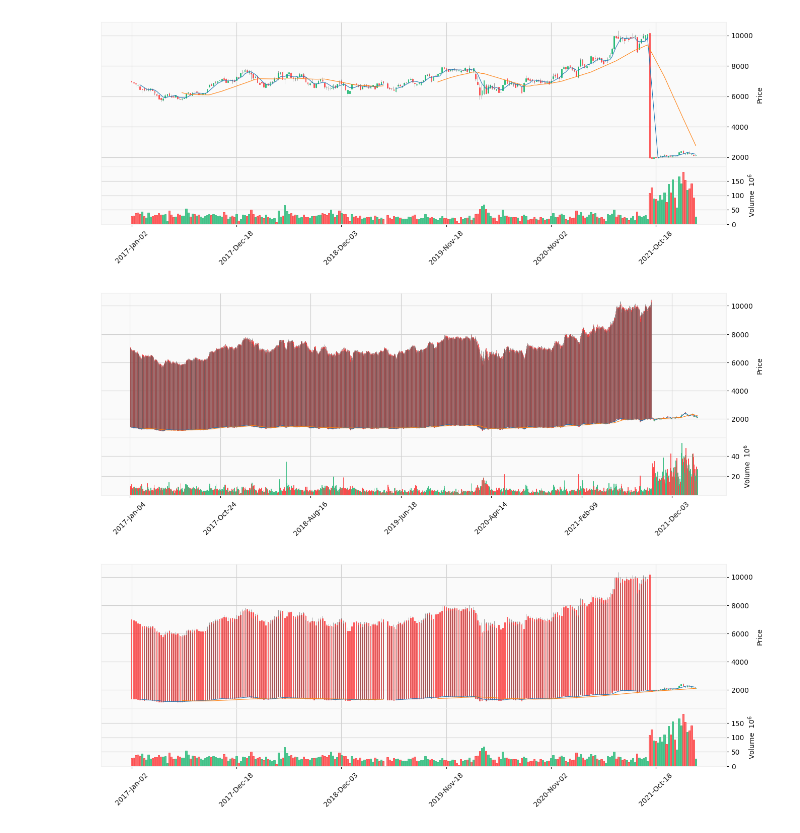
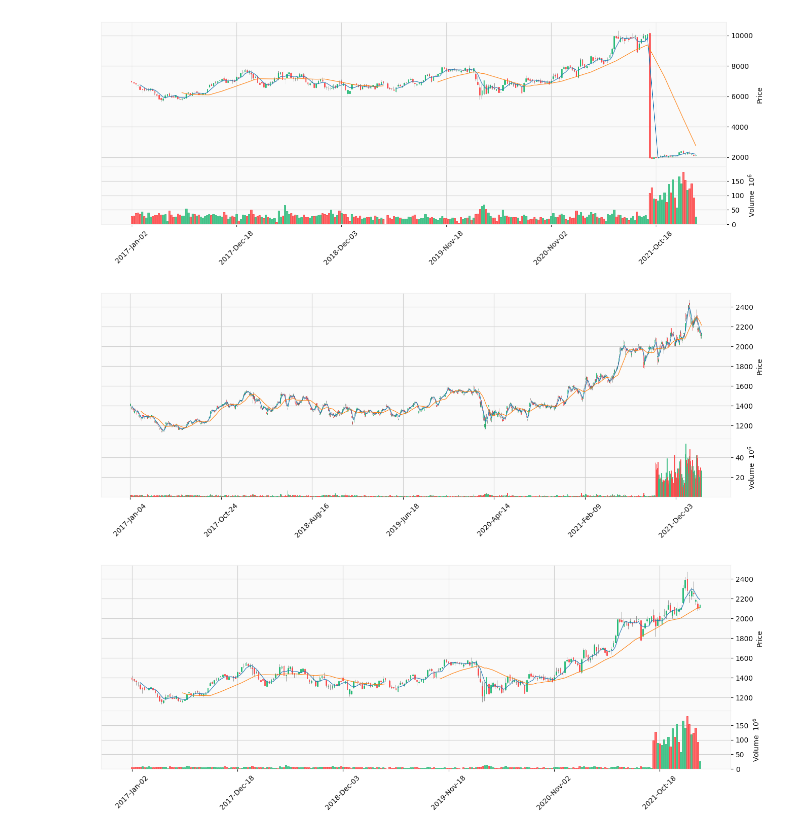
Before and after one commit to rv-rescala/catsfin, a Jupyter notebook: jpx-prediction-understanding-dataset.ipynb, the cells around one changed output. Drawn from its saved outputs; the diff is of its cells as text; code cells hidden in the pictures.

```diff
--- a/jpx-prediction-understanding-dataset.ipynb
+++ b/jpx-prediction-understanding-dataset.ipynb
@@ -41,17 +41,15 @@ Successfully installed mplfinance-0.12.8b9
 WARNING: Running pip as the 'root' user can result in broken permissions and conflicting behaviour with the system package manager. It is recommended to use a virtual environment instead: https://pip. ...
 # %%
 # I/O Func
-def adjust_price(price):
+def adjusting_price(price, key: str):
     """[Adjusting Close Price]
     Args:
         price (pd.DataFrame)  : pd.DataFrame include stock_price
     Returns:
         price DataFrame (pd.DataFrame): stock_price with generated AdjustedClose
     """
-    # transform Date column into datetime
-    price.loc[: ,"Date"] = pd.to_datetime(price.loc[: ,"Date"], format="%Y-%m-%d")
 
-    def generate_adjusted_close(df):
+    def generate_adjusted(df):
         """
         Args:
             df (pd.DataFrame)  : stock_price for a single SecuritiesCode
@@ -61,24 +59,24 @@ def adjust_price(price):
         # sort data to generate CumulativeAdjustmentFactor
         df = df.sort_values("Date", ascending=False)
         # generate CumulativeAdjustmentFactor
-        df.loc[:, "CumulativeAdjustmentFactor"] = df["AdjustmentFactor"].cumprod()
+        df.loc[:, f"CumulativeAdjustmentFactor{key}"] = df["AdjustmentFactor"].cumprod()
         # generate AdjustedClose
-        df.loc[:, "AdjustedClose"] = (
-            df["CumulativeAdjustmentFactor"] * df["Close"]
+        df.loc[:, f"Adjusted{key}"] = (
+            df[f"CumulativeAdjustmentFactor{key}"] * df[key]
         ).map(lambda x: float(
             Decimal(str(x)).quantize(Decimal('0.1'), rounding=ROUND_HALF_UP)
         ))
         # reverse order
         df = df.sort_values("Date")
         # to fill AdjustedClose, replace 0 into np.nan
-        df.loc[df["AdjustedClose"] == 0, "AdjustedClose"] = np.nan
+        df.loc[df[f"Adjusted{key}"] == 0, f"Adjusted{key}"] = np.nan
         # forward fill AdjustedClose
-        df.loc[:, "AdjustedClose"] = df.loc[:, "AdjustedClose"].ffill()
+        df.loc[:, f"Adjusted{key}"] = df.loc[:, f"Adjusted{key}"].ffill()
         return df
 
     # generate AdjustedClose
     price = price.sort_values(["SecuritiesCode", "Date"])
-    price = price.groupby("SecuritiesCode").apply(generate_adjusted_close).reset_index(drop=True)
+    price = price.groupby("SecuritiesCode").apply(generate_adjusted).reset_index(drop=True)
 
     # price.set_index("Date", inplace=True)
     return price
@@ -89,7 +87,7 @@ def read_prices(dir_name: str, securities_code: int = None):
     """
     base_path = Path(f'../input/jpx-tokyo-stock-exchange-prediction/{dir_name}')
     df = pd.read_csv(base_path / 'stock_prices.csv')
-    df['DATETIME_Date'] = pd.to_datetime(df['Date'], format='%Y-%m-%d')
+    df.loc[: ,"Date"] = pd.to_datetime(df.loc[: ,"Date"], format="%Y-%m-%d")
     df = df[df['Open'].notna()]
     if securities_code:
         df = df[df["SecuritiesCode"] == securities_code]
@@ -97,7 +95,7 @@ def read_prices(dir_name: str, securities_code: int = None):
 
 def read_stock_list(securities_code: int = None, only_universe: bool = True):
     df = pd.read_csv('../input/jpx-tokyo-stock-exchange-prediction/stock_list.csv')
-    df['DATETIME_EffectiveDate'] = pd.to_datetime(df['EffectiveDate'], format='%Y%m%d')
+    df.loc[: ,"EffectiveDate"] = pd.to_datetime(df.loc[: ,"EffectiveDate"], format="%Y%m%d")
     if only_universe:
         df = df[df['Universe0']]
     if securities_code:
@@ -123,7 +121,11 @@ def read_train_data_by_price(securities_code: int = None, with_supplemental: boo
         supplemental_df = merge_data(prices=read_prices(dir_name="supplemental_files", securities_code=securities_code), stock_list=read_stock_list(securities_code=securities_code))
         df = pd.concat([df, supplemental_df]).reset_index(drop=True)
 
-    df = adjust_price(df)
+    df = adjusting_price(df, "Close")
+    df = adjusting_price(df, "Open")
+    df = adjusting_price(df, "High")
+    df = adjusting_price(df, "Low")
+    df = adjusting_price(df, "Volume")
     return df
 
 def write_df(df, filename):
@@ -149,7 +151,7 @@ def draw_pie(df, target):
     ax.set_title(f"Ratio of {target}")
     plt.show()
 
-def draw_candlestick_chart(df, securities_code: int, datetime_index_name: str = "DATETIME_Date", open_name: str = "Open", high_name: str = "High", low_name: str = "Low", close_name: str = "Close", volume_name: str = "Volume"):
+def draw_candlestick_chart(df, securities_code: int, datetime_index_name: str = "Date", open_name: str = "Open", high_name: str = "High", low_name: str = "Low", close_name: str = "Close", volume_name: str = "Volume"):
     """
     Index is DatetimeIndex and Open, High, Low, Close, Volume
     """
@@ -341,7 +341,7 @@ draw_candlestick_chart(df = train_prices, securities_code=TOYOTA)
 [figure]
 [figure]
 # %%
-draw_candlestick_chart(df = train_prices, securities_code=TOYOTA, close_name = "AdjustedClose")
+draw_candlestick_chart(df = train_prices, securities_code=TOYOTA, open_name = "AdjustedOpen", high_name = "AdjustedHigh", low_name  = "AdjustedLow", close_name = "AdjustedClose", volume_name = "AdjustedVolume")
 # %% [output]
-[figure, old version]
+[figure, new version]
-[figure, old version]
+[figure, new version]
```
Also changed, not shown: parts of 10 cells of this notebook.
